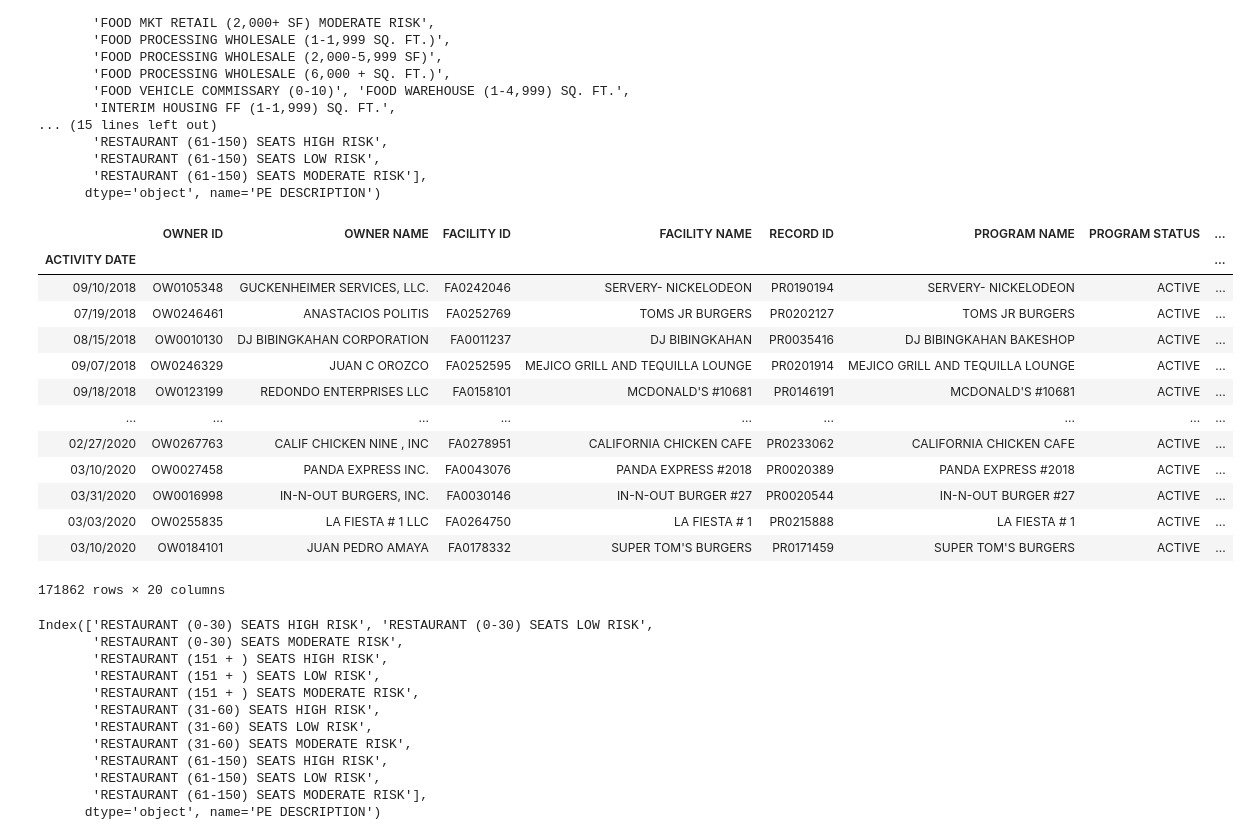
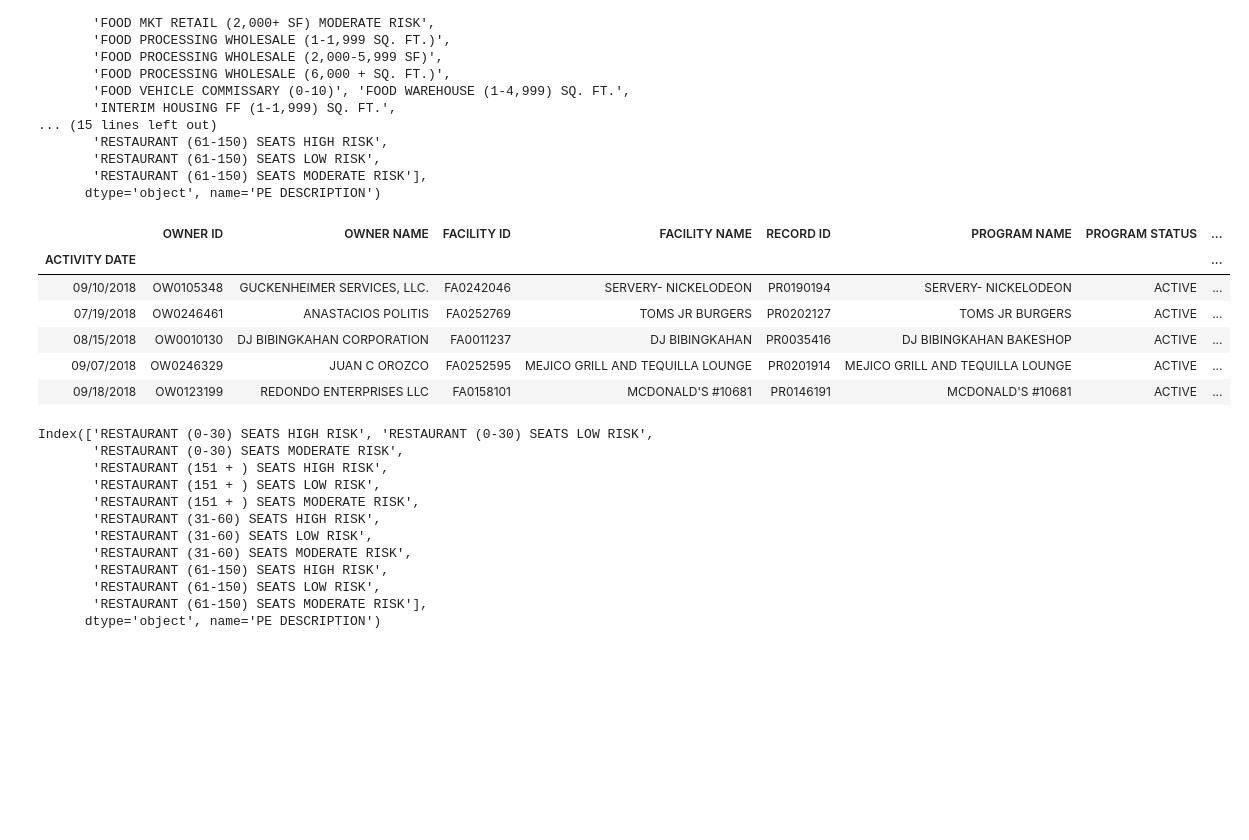
Before and after one commit to mcarter-00/Rats-in-the-Restaurants, a Jupyter notebook: Rats in the restaurant _ exploration.ipynb, the cells around one changed output. Cells and saved outputs as stored; diff of their text form; code cells hidden in the pictures; blank space fills up the shorter version.

```diff
--- a/Rats in the restaurant _ dataframe.ipynb
+++ b/Rats in the restaurant _ exploration.ipynb
@@ -69,22 +95,15 @@ Index(['CATERER (0-999 SQ. FT.)', 'CATERER (1,000-1,999 SQ. FT.)',
 # %%
 #Remove all PE DESCRIPTION that are not restaurants
 restaurant_list2_df= restaurant_list_df.loc[restaurant_list_df['PE DESCRIPTION'].str.contains('RESTAURANT')]
-restaurant_list2_df
+restaurant_list2_df.head()
 # %% [output]
 |  | OWNER ID | OWNER NAME | FACILITY ID | FACILITY NAME | RECORD ID | PROGRAM NAME | PROGRAM STATUS | ... |
 | ACTIVITY DATE |  |  |  |  |  |  |  | ... |
 | 09/10/2018 | OW0105348 | GUCKENHEIMER SERVICES, LLC. | FA0242046 | SERVERY- NICKELODEON | PR0190194 | SERVERY- NICKELODEON | ACTIVE | ... |
 | 07/19/2018 | OW0246461 | ANASTACIOS POLITIS | FA0252769 | TOMS JR BURGERS | PR0202127 | TOMS JR BURGERS | ACTIVE | ... |
 | 08/15/2018 | OW0010130 | DJ BIBINGKAHAN CORPORATION | FA0011237 | DJ BIBINGKAHAN | PR0035416 | DJ BIBINGKAHAN BAKESHOP | ACTIVE | ... |
 | 09/07/2018 | OW0246329 | JUAN C OROZCO | FA0252595 | MEJICO GRILL AND TEQUILLA LOUNGE | PR0201914 | MEJICO GRILL AND TEQUILLA LOUNGE | ACTIVE | ... |
 | 09/18/2018 | OW0123199 | REDONDO ENTERPRISES LLC | FA0158101 | MCDONALD'S #10681 | PR0146191 | MCDONALD'S #10681 | ACTIVE | ... |
-| ... | ... | ... | ... | ... | ... | ... | ... | ... |
-| 02/27/2020 | OW0267763 | CALIF CHICKEN NINE , INC | FA0278951 | CALIFORNIA CHICKEN CAFE | PR0233062 | CALIFORNIA CHICKEN CAFE | ACTIVE | ... |
-| 03/10/2020 | OW0027458 | PANDA EXPRESS INC. | FA0043076 | PANDA EXPRESS #2018 | PR0020389 | PANDA EXPRESS #2018 | ACTIVE | ... |
-| 03/31/2020 | OW0016998 | IN-N-OUT BURGERS, INC. | FA0030146 | IN-N-OUT BURGER #27 | PR0020544 | IN-N-OUT BURGER #27 | ACTIVE | ... |
-| 03/03/2020 | OW0255835 | LA FIESTA # 1 LLC | FA0264750 | LA FIESTA # 1 | PR0215888 | LA FIESTA # 1 | ACTIVE | ... |
-| 03/10/2020 | OW0184101 | JUAN PEDRO AMAYA | FA0178332 | SUPER TOM'S BURGERS | PR0171459 | SUPER TOM'S BURGERS | ACTIVE | ... |
-171862 rows × 20 columns
 # %%
 #check PE DESCRIPTION options
 restaurant_list2_df.groupby("PE DESCRIPTION").count().index
```
Also changed, not shown: parts of 19 cells of this notebook, 1 other file.
